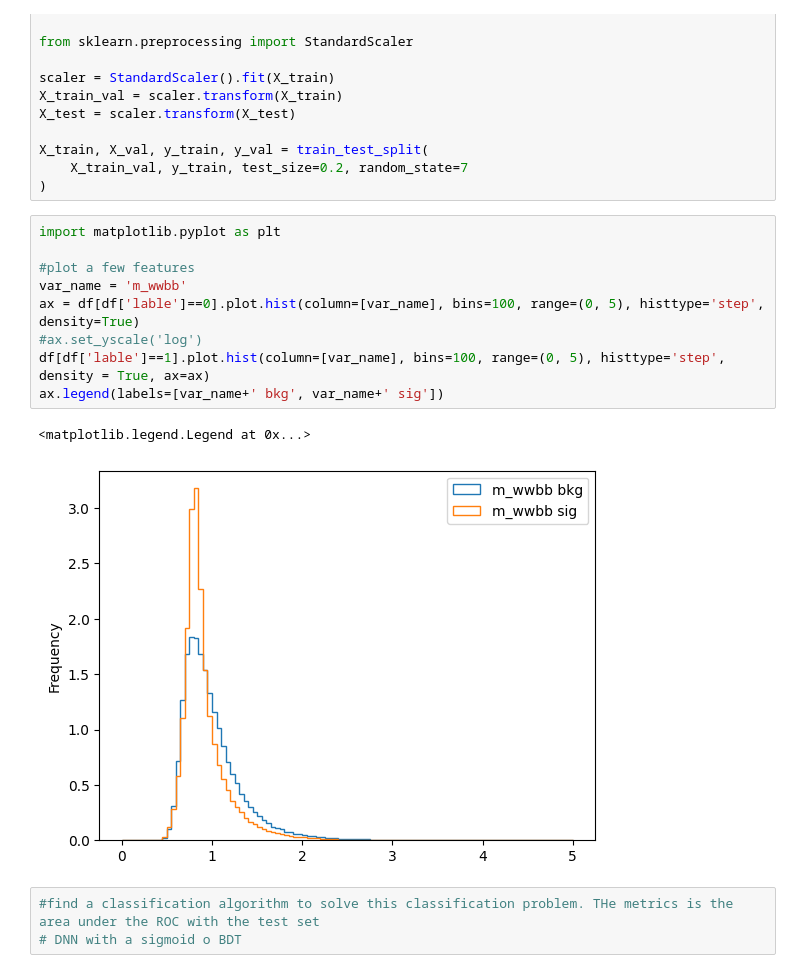
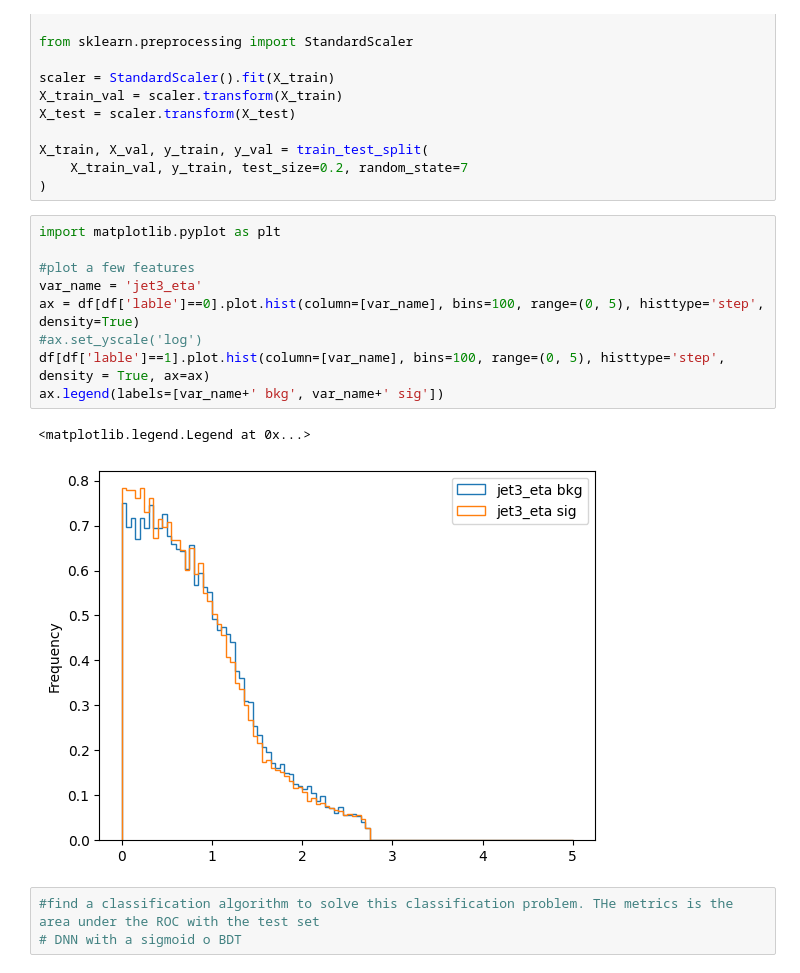
Before and after one commit to Neo-Julio/ml4HepNotebook, a Jupyter notebook: 7_ML_competitionGiulio.ipynb, the cells around one changed output. Saved outputs shown, nothing was run; the diff lists cells and outputs as text.

```diff
--- a/7_ML_competitionGiulio.ipynb
+++ b/7_ML_competitionGiulio.ipynb
@@ -97,15 +97,15 @@ X_train, X_val, y_train, y_val = train_test_split(
 # %%
 import matplotlib.pyplot as plt
 
 #plot a few features
-var_name = 'm_wwbb'
+var_name = 'jet3_eta'
 ax = df[df['lable']==0].plot.hist(column=[var_name], bins=100, range=(0, 5), histtype='step', density=True)
 #ax.set_yscale('log')
 df[df['lable']==1].plot.hist(column=[var_name], bins=100, range=(0, 5), histtype='step', density = True, ax=ax)
 ax.legend(labels=[var_name+' bkg', var_name+' sig'])
 # %% [output]
 <matplotlib.legend.Legend at 0x...>
-[figure, old version]
+[figure, new version]
 # %%
 #find a classification algorithm to solve this classification problem. THe metrics is the area under the ROC with the test set
 # DNN with a sigmoid o BDT
```
Also changed, not shown: parts of 3 cells of this notebook.
